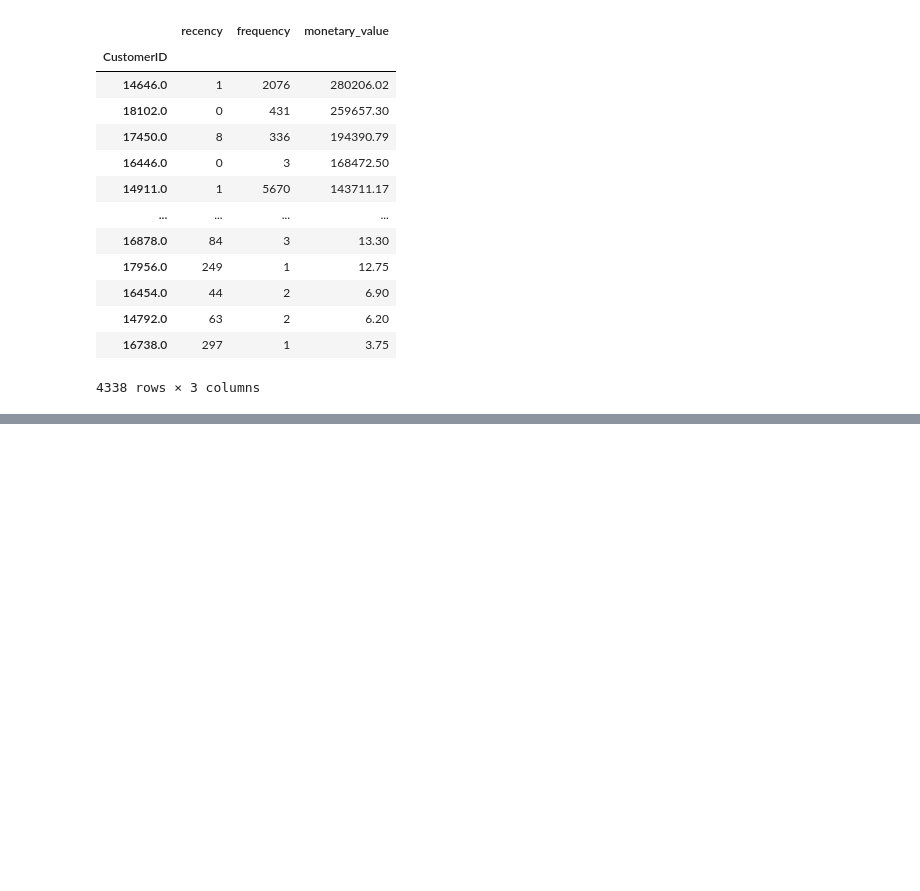
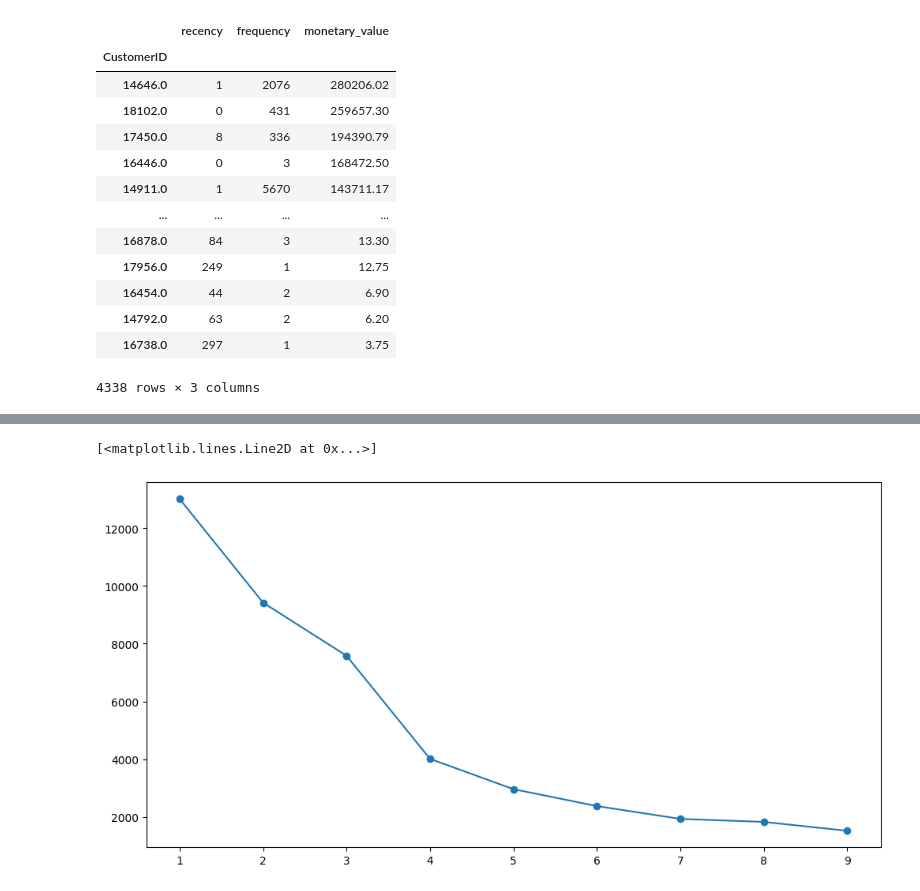
Before and after one commit to KarenKaoK/RFMClusterStudy, a Jupyter notebook: customer_segmentation.ipynb, the cells around one changed output, grey strips where cells are left out. Drawn from its saved outputs; the diff is of its cells as text; code cells hidden in the pictures; blank space fills up the shorter version.

Commit message:
kmeans clustering and visulization =

```diff
--- a/customer_segmentation.ipynb
+++ b/customer_segmentation.ipynb
@@ -161,0 +185,12 @@ rfmTable
+# %%
+## rfm to feature
+
+from sklearn.cluster import KMeans
+from sklearn.preprocessing import StandardScaler
+
+scaler = StandardScaler()
+X_scaled = scaler.fit_transform( rfmTable )
+# %%
+# try to diviede to 3 cluster
+clusters = KMeans(3)  # 3 clusters
+clusters.fit( X_scaled )
@@ -161,0 +382,10 @@ rfmTable
+# %%
+cluster_range = range( 1, 10 )
+cluster_errors = []
+
+for num_clusters in cluster_range:
+  clusters = KMeans( num_clusters )
+  clusters.fit( X_scaled )
+  cluster_errors.append( clusters.inertia_ )
+# %%
+clusters_df = pd.DataFrame( { "num_clusters":cluster_range, "cluster_errors": cluster_errors } )
@@ -161,0 +405,7 @@ rfmTable
+# %%
+import matplotlib.pyplot as plt
+plt.figure(figsize=(12,6))
+plt.plot( clusters_df.num_clusters, clusters_df.cluster_errors, marker = "o" )
+# %% [output]
+[<matplotlib.lines.Line2D at 0x...>]
+[figure, added]
```
Also changed, not shown: parts of 21 cells of this notebook.
